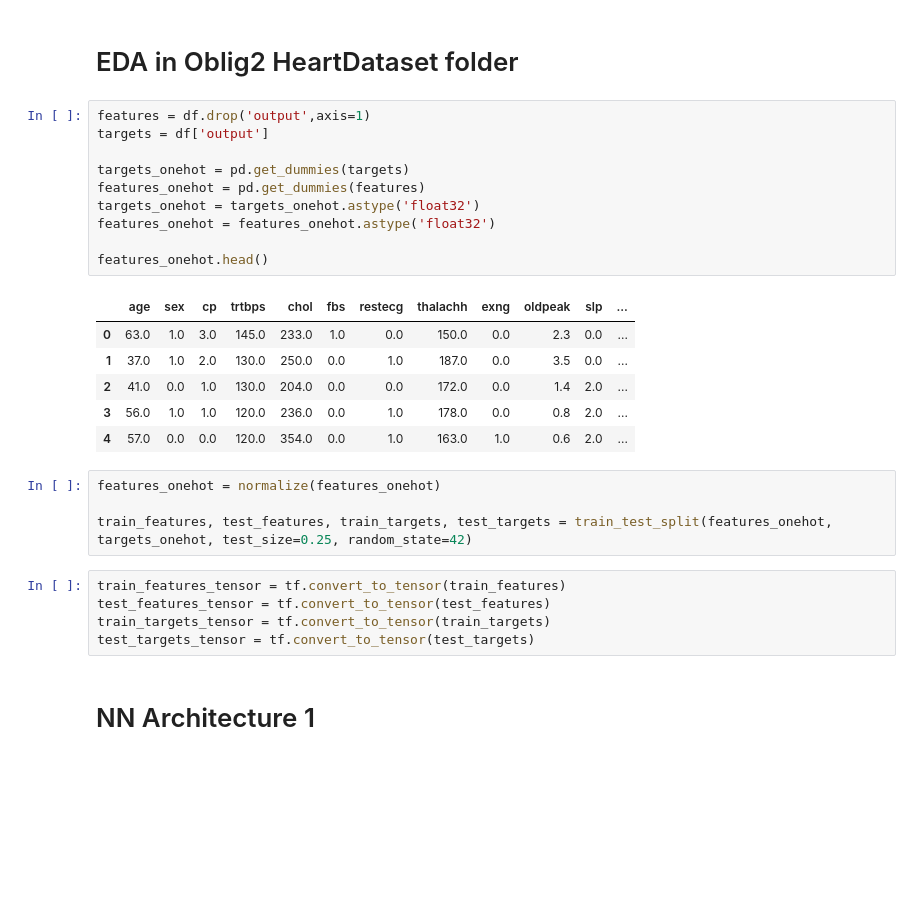
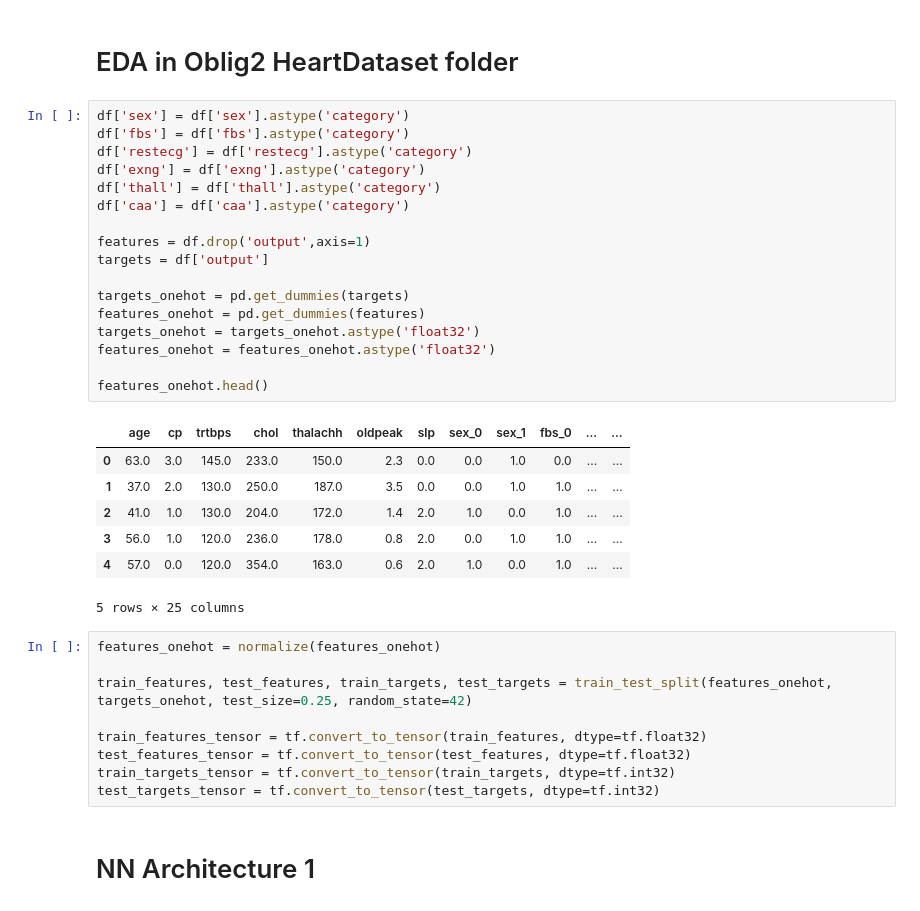
Before and after one commit to Markuski2023/MLGit, a Jupyter notebook: Oblig3/HeartDatasetClassification/NNclassificationModelHeart.ipynb, the cells around one changed output. Cells and saved outputs as stored; diff of their text form; blank space fills up the shorter version.

```diff
--- a/Oblig3/HeartDatasetClassification/NNclassificationModelHeart.ipynb
+++ b/Oblig3/HeartDatasetClassification/NNclassificationModelHeart.ipynb
@@ -23,31 +22,39 @@ df.head()
 # %% [markdown]
 # EDA in Oblig2 HeartDataset folder
 # %%
+df['sex'] = df['sex'].astype('category')
+df['fbs'] = df['fbs'].astype('category')
+df['restecg'] = df['restecg'].astype('category')
+df['exng'] = df['exng'].astype('category')
+df['thall'] = df['thall'].astype('category')
+df['caa'] = df['caa'].astype('category')
+
 features = df.drop('output',axis=1)
 targets = df['output']
 
 targets_onehot = pd.get_dummies(targets)
 features_onehot = pd.get_dummies(features)
 targets_onehot = targets_onehot.astype('float32')
 features_onehot = features_onehot.astype('float32')
 
 features_onehot.head()
 # %% [output]
-|  | age | sex | cp | trtbps | chol | fbs | restecg | thalachh | exng | oldpeak | slp | ... |
-| 0 | 63.0 | 1.0 | 3.0 | 145.0 | 233.0 | 1.0 | 0.0 | 150.0 | 0.0 | 2.3 | 0.0 | ... |
-| 1 | 37.0 | 1.0 | 2.0 | 130.0 | 250.0 | 0.0 | 1.0 | 187.0 | 0.0 | 3.5 | 0.0 | ... |
-| 2 | 41.0 | 0.0 | 1.0 | 130.0 | 204.0 | 0.0 | 0.0 | 172.0 | 0.0 | 1.4 | 2.0 | ... |
-| 3 | 56.0 | 1.0 | 1.0 | 120.0 | 236.0 | 0.0 | 1.0 | 178.0 | 0.0 | 0.8 | 2.0 | ... |
-| 4 | 57.0 | 0.0 | 0.0 | 120.0 | 354.0 | 0.0 | 1.0 | 163.0 | 1.0 | 0.6 | 2.0 | ... |
+|  | age | cp | trtbps | chol | thalachh | oldpeak | slp | sex_0 | sex_1 | fbs_0 | ... | ... |
+| 0 | 63.0 | 3.0 | 145.0 | 233.0 | 150.0 | 2.3 | 0.0 | 0.0 | 1.0 | 0.0 | ... | ... |
+| 1 | 37.0 | 2.0 | 130.0 | 250.0 | 187.0 | 3.5 | 0.0 | 0.0 | 1.0 | 1.0 | ... | ... |
+| 2 | 41.0 | 1.0 | 130.0 | 204.0 | 172.0 | 1.4 | 2.0 | 1.0 | 0.0 | 1.0 | ... | ... |
+| 3 | 56.0 | 1.0 | 120.0 | 236.0 | 178.0 | 0.8 | 2.0 | 0.0 | 1.0 | 1.0 | ... | ... |
+| 4 | 57.0 | 0.0 | 120.0 | 354.0 | 163.0 | 0.6 | 2.0 | 1.0 | 0.0 | 1.0 | ... | ... |
+5 rows × 25 columns
 # %%
 features_onehot = normalize(features_onehot)
 
 train_features, test_features, train_targets, test_targets = train_test_split(features_onehot, targets_onehot, test_size=0.25, random_state=42)
+
+train_features_tensor = tf.convert_to_tensor(train_features, dtype=tf.float32)
+test_features_tensor = tf.convert_to_tensor(test_features, dtype=tf.float32)
+train_targets_tensor = tf.convert_to_tensor(train_targets, dtype=tf.int32)
+test_targets_tensor = tf.convert_to_tensor(test_targets, dtype=tf.int32)
-# %%
-train_features_tensor = tf.convert_to_tensor(train_features)
-test_features_tensor = tf.convert_to_tensor(test_features)
-train_targets_tensor = tf.convert_to_tensor(train_targets)
-test_targets_tensor = tf.convert_to_tensor(test_targets)
 # %% [markdown]
 # NN Architecture 1
 # %%
```
Also changed, not shown: parts of 23 cells of this notebook, 11 other files.
